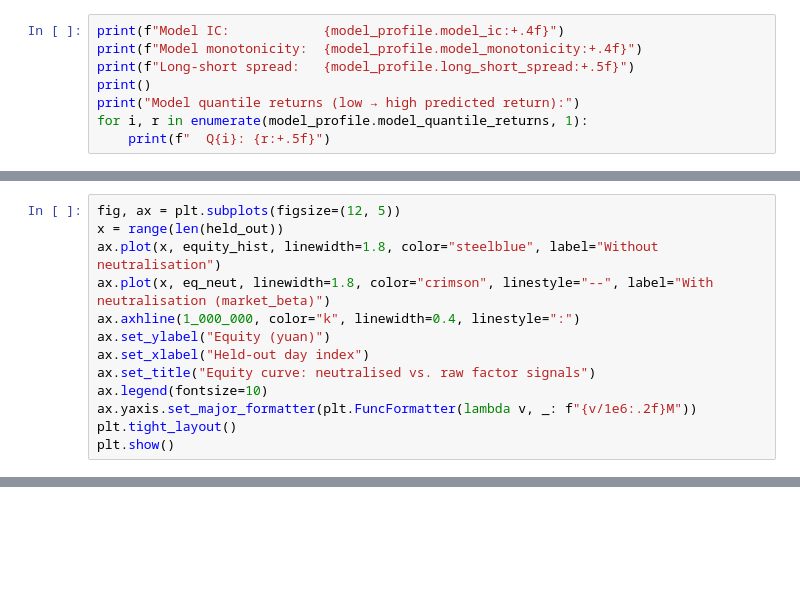
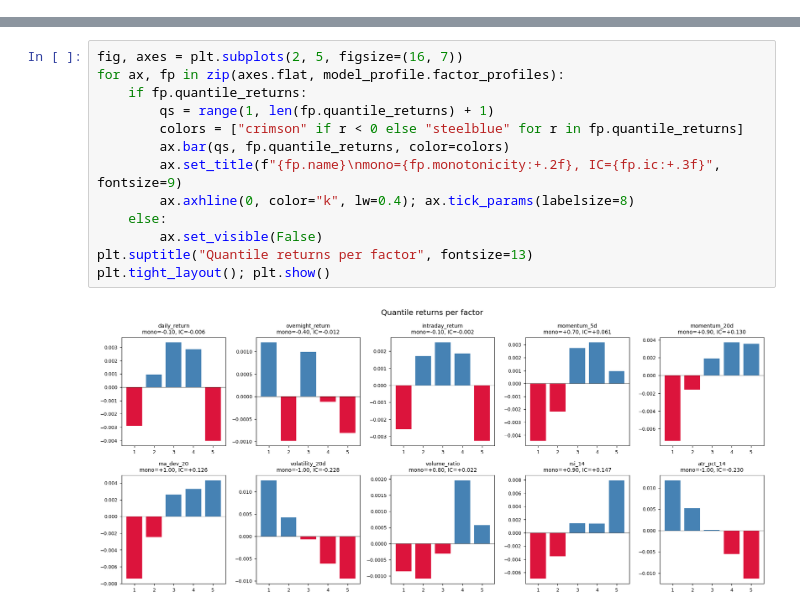
Before and after one commit to catketchup/alftrade, a Jupyter notebook: demo.ipynb, the cells around one changed output, grey strips where cells are left out. Drawn from its saved outputs; the diff is of its cells as text; blank space fills up the shorter version.

```diff
--- a/demo.ipynb
+++ b/demo.ipynb
@@ -339,8 +336,0 @@ The model predicts a forward return per stock: ŷ = Σ β_k · z(factor_k). A go
-# %%
-print(f"Model IC:            {model_profile.model_ic:+.4f}")
-print(f"Model monotonicity:  {model_profile.model_monotonicity:+.4f}")
-print(f"Long-short spread:   {model_profile.long_short_spread:+.5f}")
-print()
-print("Model quantile returns (low → high predicted return):")
-for i, r in enumerate(model_profile.model_quantile_returns, 1):
-    print(f"  Q{i}: {r:+.5f}")
@@ -871,13 +336,0 @@ print(f"  {'beta_style':<20} {beta_beta_exposure:>+10.3f} {coeff_neut[2]:>+12.3f
-# %%
-fig, ax = plt.subplots(figsize=(12, 5))
-x = range(len(held_out))
-ax.plot(x, equity_hist, linewidth=1.8, color="steelblue", label="Without neutralisation")
-ax.plot(x, eq_neut, linewidth=1.8, color="crimson", linestyle="--", label="With neutralisation (market_beta)")
-ax.axhline(1_000_000, color="k", linewidth=0.4, linestyle=":")
-ax.set_ylabel("Equity (yuan)")
-ax.set_xlabel("Held-out day index")
-ax.set_title("Equity curve: neutralised vs. raw factor signals")
-ax.legend(fontsize=10)
-ax.yaxis.set_major_formatter(plt.FuncFormatter(lambda v, _: f"{v/1e6:.2f}M"))
-plt.tight_layout()
-plt.show()
@@ -1281,0 +337,15 @@ Backtest:        30 held-out days, 5 holdings, equal-weight
+# %%
+fig, axes = plt.subplots(2, 5, figsize=(16, 7))
+for ax, fp in zip(axes.flat, model_profile.factor_profiles):
+    if fp.quantile_returns:
+        qs = range(1, len(fp.quantile_returns) + 1)
+        colors = ["crimson" if r < 0 else "steelblue" for r in fp.quantile_returns]
+        ax.bar(qs, fp.quantile_returns, color=colors)
+        ax.set_title(f"{fp.name}\nmono={fp.monotonicity:+.2f}, IC={fp.ic:+.3f}", fontsize=9)
+        ax.axhline(0, color="k", lw=0.4); ax.tick_params(labelsize=8)
+    else:
+        ax.set_visible(False)
+plt.suptitle("Quantile returns per factor", fontsize=13)
+plt.tight_layout(); plt.show()
+# %% [output]
+[figure, added]
```
Also changed, not shown: parts of 82 cells of this notebook, 15 other files.
